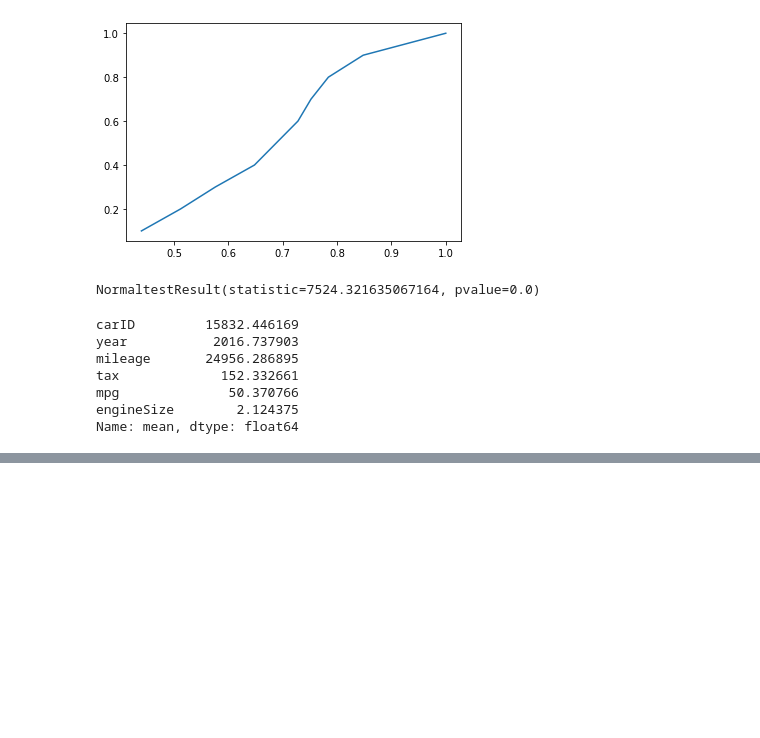
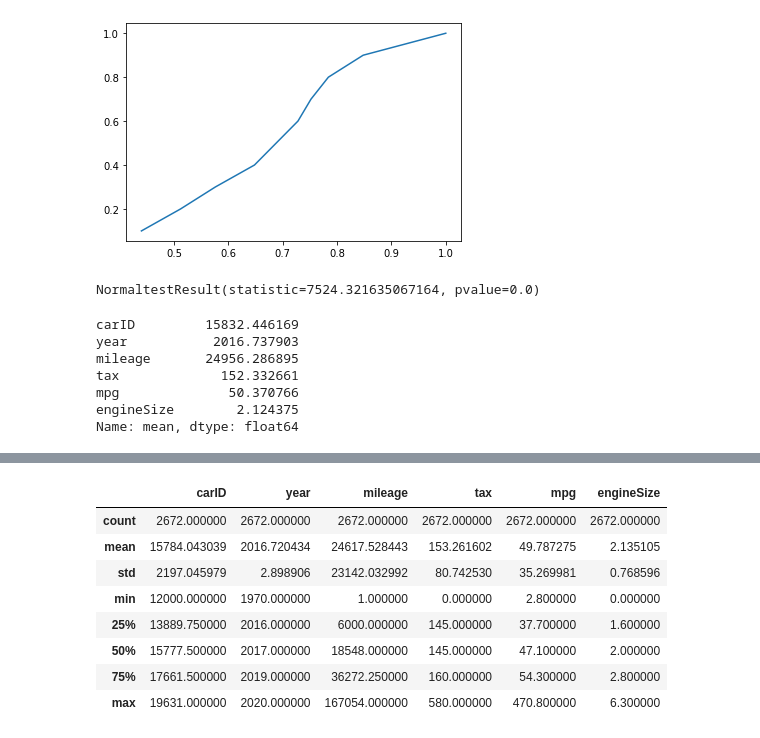
Before and after one commit to erdemsirel/sklearn_data_validation, a Jupyter notebook: sklearn_data_validation/test.ipynb, the cells around one changed output, grey strips where cells are left out. Drawn from its saved outputs; the diff is of its cells as text; code cells hidden in the pictures; blank space fills up the shorter version.

```diff
--- a/sklearn_data_validation/test.ipynb
+++ b/sklearn_data_validation/test.ipynb
@@ -53,0 +97,12 @@ def test_mean(mean, ref_mean, ref_std, z_threshold=3):
+# %%
+X_test.describe()
+# %% [output]
+|  | carID | year | mileage | tax | mpg | engineSize |
+| count | 2672.000000 | 2672.000000 | 2672.000000 | 2672.000000 | 2672.000000 | 2672.000000 |
+| mean | 15784.043039 | 2016.720434 | 24617.528443 | 153.261602 | 49.787275 | 2.135105 |
+| std | 2197.045979 | 2.898906 | 23142.032992 | 80.742530 | 35.269981 | 0.768596 |
+| min | 12000.000000 | 1970.000000 | 1.000000 | 0.000000 | 2.800000 | 0.000000 |
+| 25% | 13889.750000 | 2016.000000 | 6000.000000 | 145.000000 | 37.700000 | 1.600000 |
+| 50% | 15777.500000 | 2017.000000 | 18548.000000 | 145.000000 | 47.100000 | 2.000000 |
+| 75% | 17661.500000 | 2019.000000 | 36272.250000 | 160.000000 | 54.300000 | 2.800000 |
+| max | 19631.000000 | 2020.000000 | 167054.000000 | 580.000000 | 470.800000 | 6.300000 |
```
Also changed, not shown: parts of 23 cells of this notebook, 1 other file.
